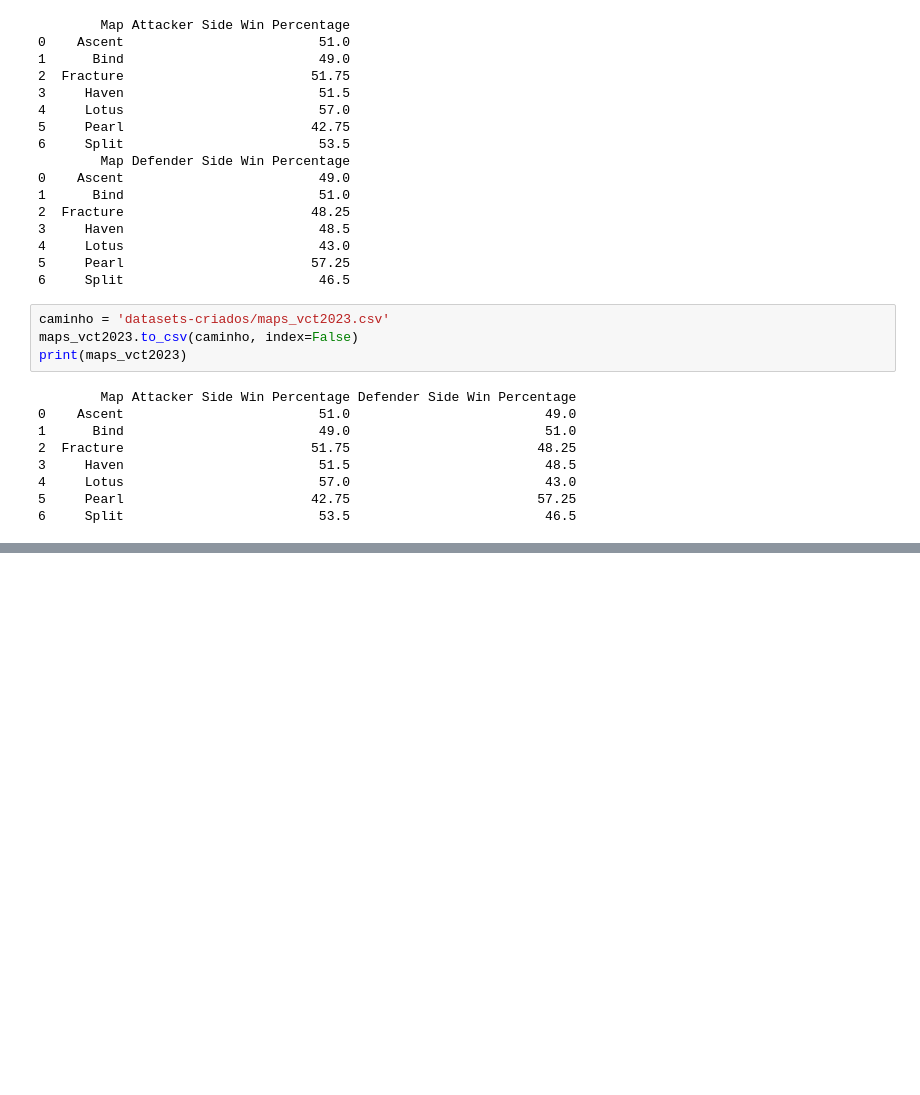
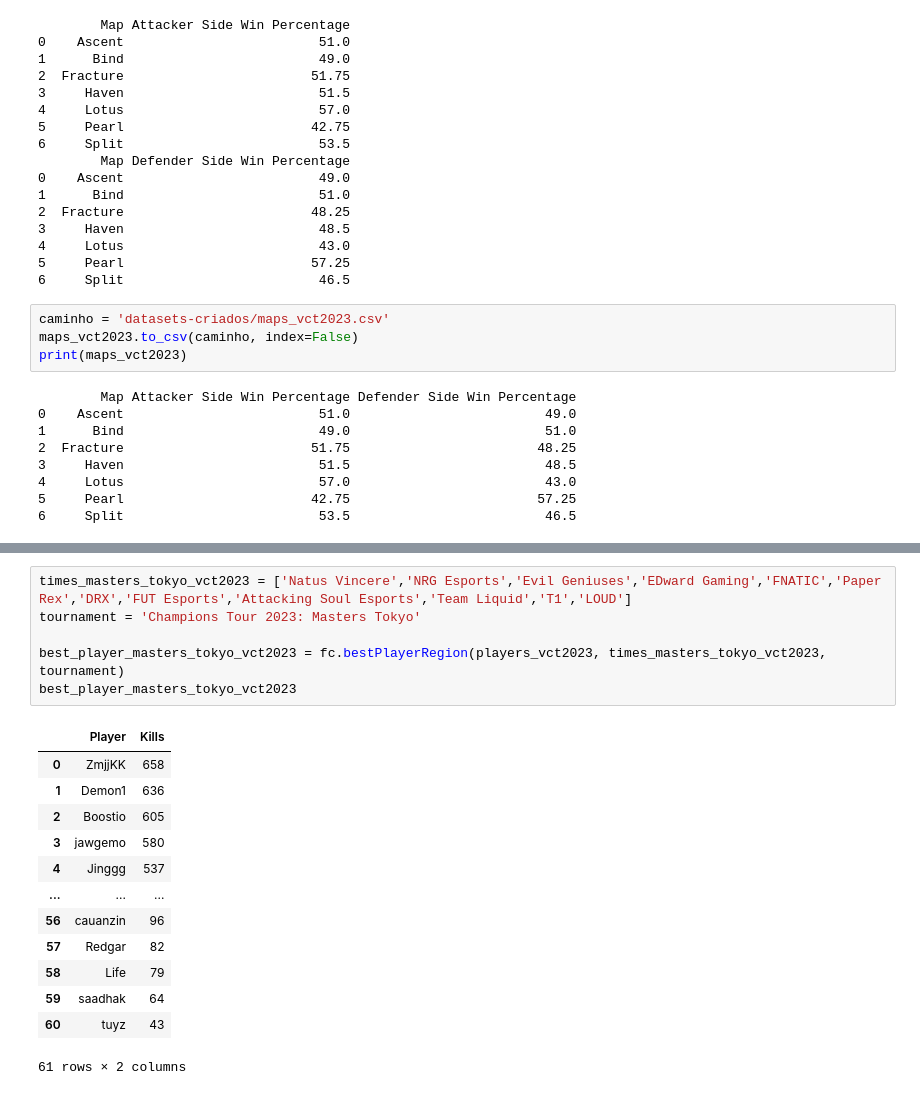
Before and after one commit to PedroLSCabral/Projeto-ICD, a Jupyter notebook: vct_2023.ipynb, the cells around one changed output, grey strips where cells are left out. Cells and saved outputs as stored; diff of their text form; blank space fills up the shorter version.

```diff
--- a/vct_2023.ipynb
+++ b/vct_2023.ipynb
@@ -322,0 +349,20 @@ print(maps_vct2023)
+# %%
+times_masters_tokyo_vct2023 = ['Natus Vincere','NRG Esports','Evil Geniuses','EDward Gaming','FNATIC','Paper Rex','DRX','FUT Esports','Attacking Soul Esports','Team Liquid','T1','LOUD']
+tournament = 'Champions Tour 2023: Masters Tokyo'
+
+best_player_masters_tokyo_vct2023 = fc.bestPlayerRegion(players_vct2023, times_masters_tokyo_vct2023, tournament)
+best_player_masters_tokyo_vct2023
+# %% [output]
+|  | Player | Kills |
+| 0 | ZmjjKK | 658 |
+| 1 | Demon1 | 636 |
+| 2 | Boostio | 605 |
+| 3 | jawgemo | 580 |
+| 4 | Jinggg | 537 |
+| ... | ... | ... |
+| 56 | cauanzin | 96 |
+| 57 | Redgar | 82 |
+| 58 | Life | 79 |
+| 59 | saadhak | 64 |
+| 60 | tuyz | 43 |
+61 rows × 2 columns
```
Also changed, not shown: parts of 7 cells of this notebook, 2 other files.
